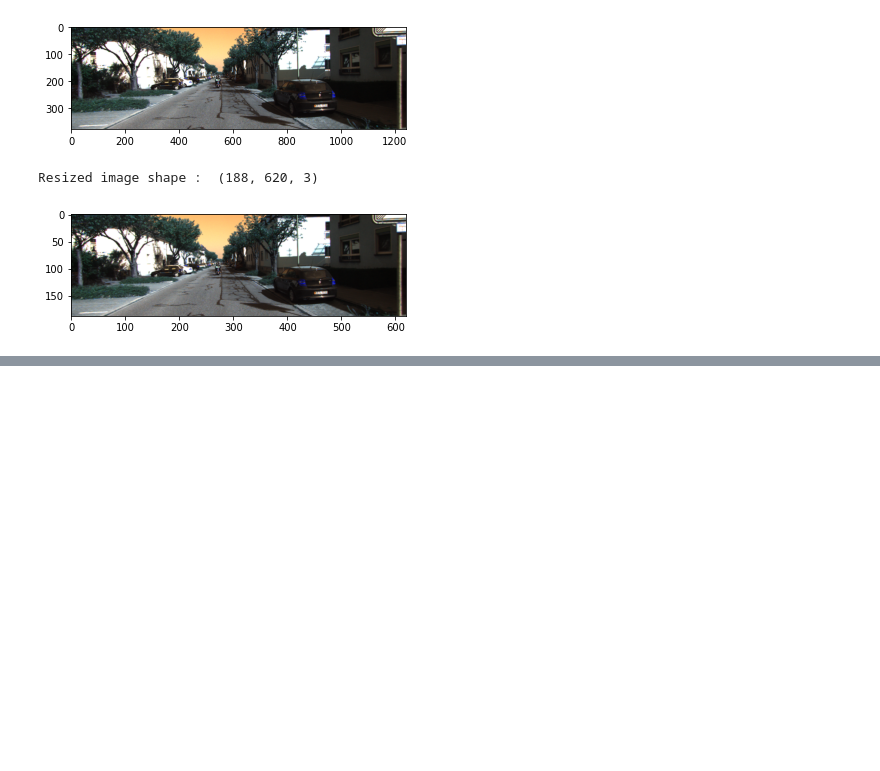
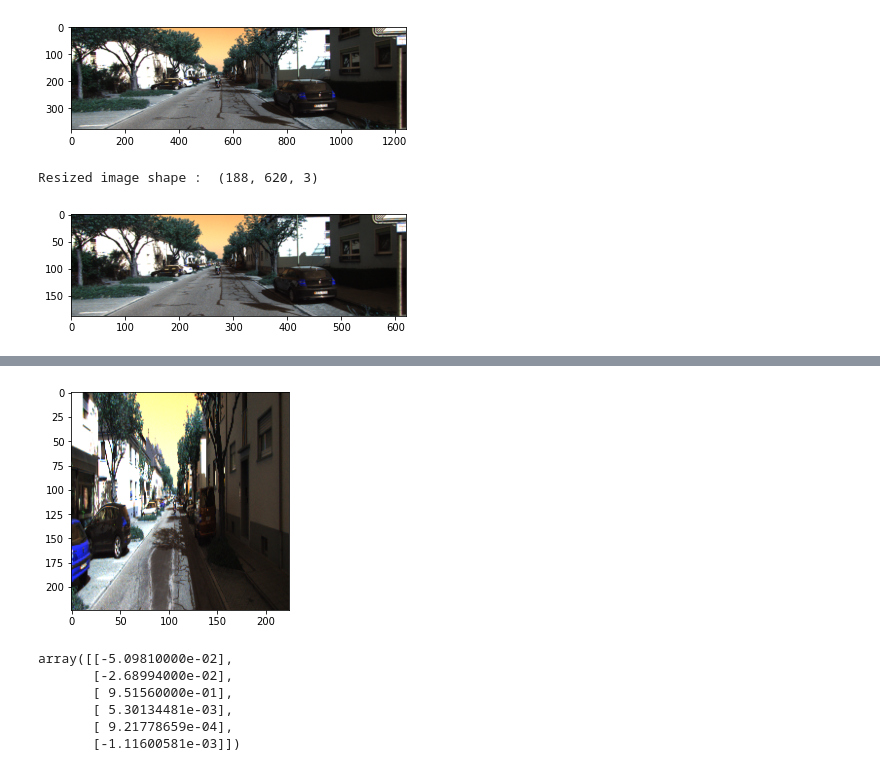
Before and after one commit to bilalkah/biloCNN, a Jupyter notebook: test.ipynb, the cells around one changed output, grey strips where cells are left out. Cells and saved outputs as stored; diff of their text form; code cells hidden in the pictures; blank space fills up the shorter version.

```diff
--- a/test.ipynb
+++ b/test.ipynb
@@ -24,0 +54,14 @@ Resized image shape :  (188, 620, 3)
+# %%
+plt.imshow(img2)
+plt.show()
+# %% [output]
+[figure, added]
+# %%
+label
+# %% [output]
+array([[-5.09810000e-02],
+       [-2.68994000e-02],
+       [ 9.51560000e-01],
+       [ 5.30134481e-03],
+       [ 9.21778659e-04],
+       [-1.11600581e-03]])
```
Also changed, not shown: parts of 6 cells of this notebook, 10 other files.
